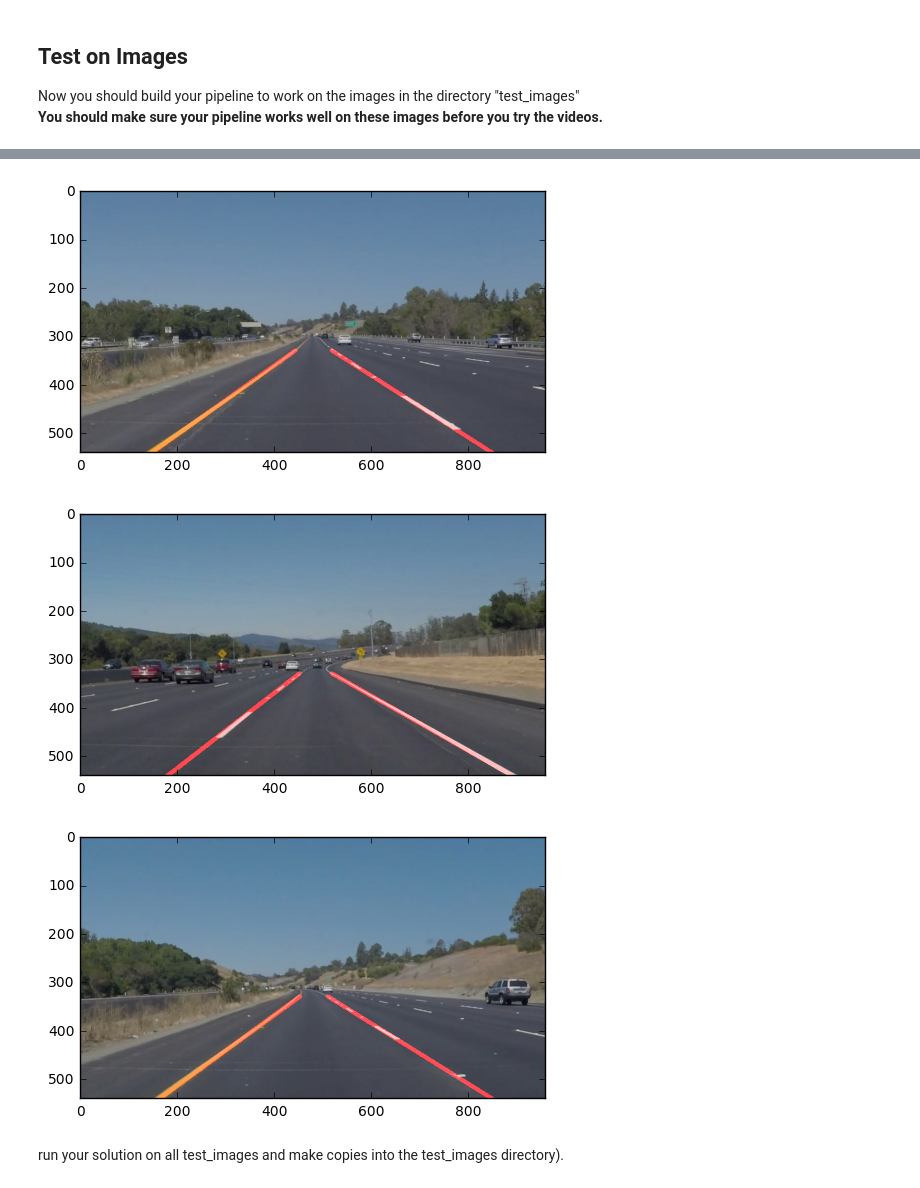
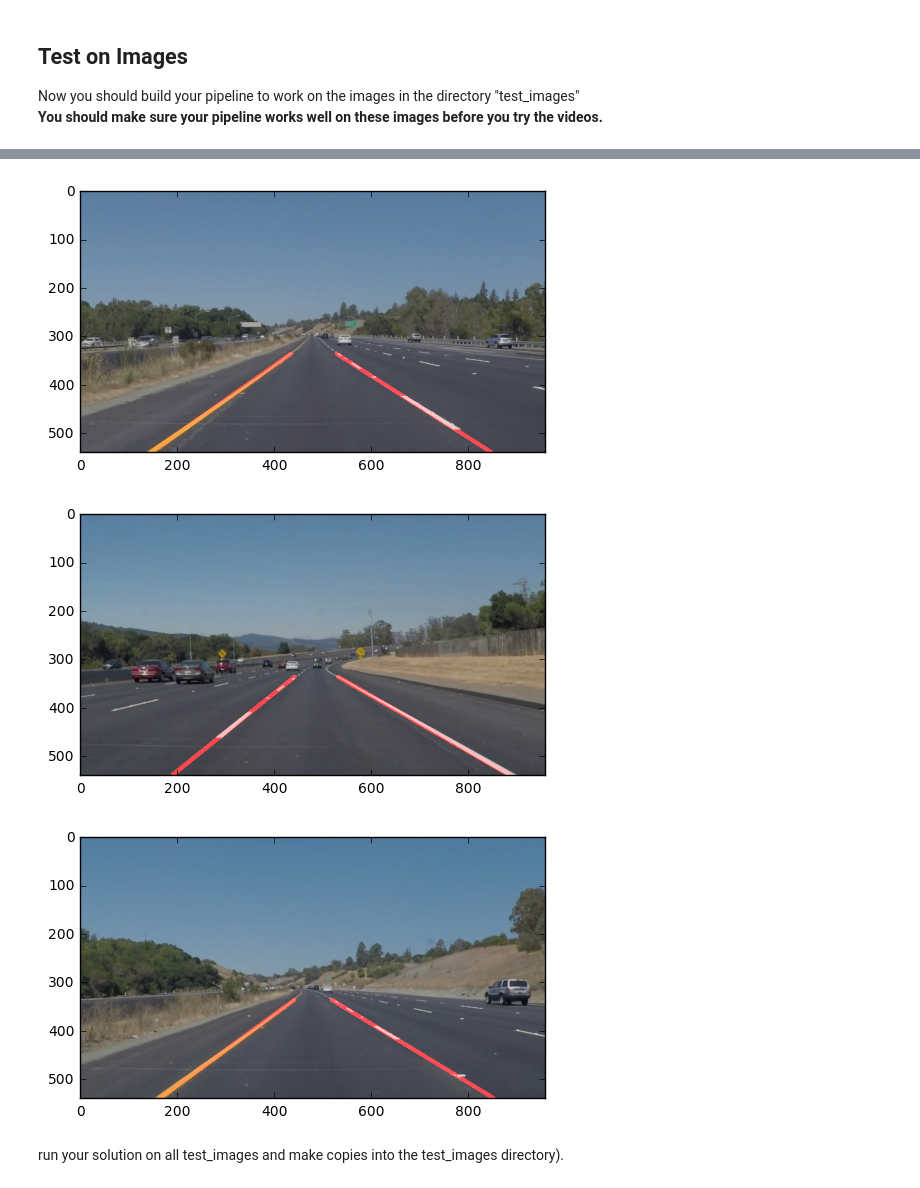
Before and after one commit to ottonello/CarND-LaneLines-P1, a Jupyter notebook: P1.ipynb, the cells around one changed output, grey strips where cells are left out. Saved outputs shown, nothing was run; the diff lists cells and outputs as text; code cells hidden in the pictures.

```diff
--- a/P1.ipynb
+++ b/P1.ipynb
@@ -64,9 +65,6 @@ This image is: <class 'numpy.ndarray'> with dimesions: (540, 960, 3)
 Below are some helper functions to help get you started. They should look familiar from the lesson!
 # %%
 import math
-
-# Enable drawing some extra things in the output images to help debugging the algorithm
-debug=False
 
 def grayscale(img):
     """Applies the Grayscale transform
@@ -123,8 +121,6 @@ def hough_lines(img, rho, theta, threshold, min_line_len, max_line_gap):
     lines = cv2.HoughLinesP(img, rho, theta, threshold, np.array([]), minLineLength=min_line_len, maxLineGap=max_line_gap)
     line_img = np.zeros((*img.shape, 3), dtype=np.uint8)
     draw_lines(line_img, lines)
-    if debug:
-        draw_all_lines(line_img, lines)
     return line_img
 
 # Python 3 has support for cool math symbols.
@@ -219,55 +235,76 @@ import os
 folder = "test_images/"
 images = os.listdir(folder)
 
-roi_vertices = np.array([[(110, 540), (420, 340), (960-420,340),(960-40,540)]], dtype=np.int32)
-canny_l_threshold = 100
-canny_h_threshold = 250
+def get_roi(w, h):
+    v1 = (int(w*.11),int(h))
+    v2 = (int(w*.43),int(h*.63))
+    v3 = (int(w*.56),int(h*.63))
+    v4 = (int(w*.96),int(h))
+    return([[v1,v2,v3,v4]])
+
+canny_l_threshold = 10
+canny_h_threshold = 200
 
 rho=1
 theta=np.pi/180
-threshold=15
+threshold=10
 min_line_len=10
 max_line_gap=10
 
+frame=1
+
 def pipeline(image):
+    roi_vertices = np.array(get_roi(image.shape[1],image.shape[0]), dtype=np.int32)
+
     # First of all, convert to grayscale to reduce color information
     gray = grayscale(image)
+
+    # Add some extra blur
+    blurred = cv2.GaussianBlur(gray, (5,5),0)
+
     # Now, run Canny edge detection
-    edges = canny(gray, canny_l_threshold, canny_h_threshold)
+    edges = canny(blurred, canny_l_threshold, canny_h_threshold)
+
     # Then focus on our region of interest
     roi = region_of_interest(edges, roi_vertices)
 
     # Once we have the Canny edges it's turn to run Hough transform
     # and try to find the lines
-    lines = hough_lines(roi,rho, theta, threshold, min_line_len, max_line_gap)
+    lines = hough_lines(roi, rho, theta, threshold, min_line_len, max_line_gap)
 
     # Overlay the Hough lines into the original image
     if debug:
+        global frame
+        #if frame % 10 == 0:
+        new_filename = os.path.join("test/", str(frame) + ".jpg")
+        mpimg.imsave(new_filename, equ, cmap='Greys_r')
+        frame += 1
         return region_of_interest(weighted_img(lines, image),roi_vertices)
     else:
         return weighted_img(lines, image)
 
 
 for imageFile in images:
     original_filename, ext = os.path.splitext(imageFile)
     if ext != ".jpg":
         continue
 
     image = mpimg.imread(folder + imageFile)
+    reset_prev_lines()
     output = pipeline(image)
 
     plt.figure()
     plt.imshow(output, cmap='Greys_r')
 
     new_filename = os.path.join(folder+ "out/", original_filename + "_out" + ext)
     mpimg.imsave(new_filename, output, cmap='Greys_r')
 # %% [output]
 [figure]
 [figure]
 [figure]
 [figure]
-[figure, old version]
+[figure, new version]
-[figure, old version]
+[figure, new version]
 # %% [markdown]
 run your solution on all test_images and make copies into the test_images directory).
 # %% [markdown]
```
Also changed, not shown: parts of 7 cells of this notebook.
